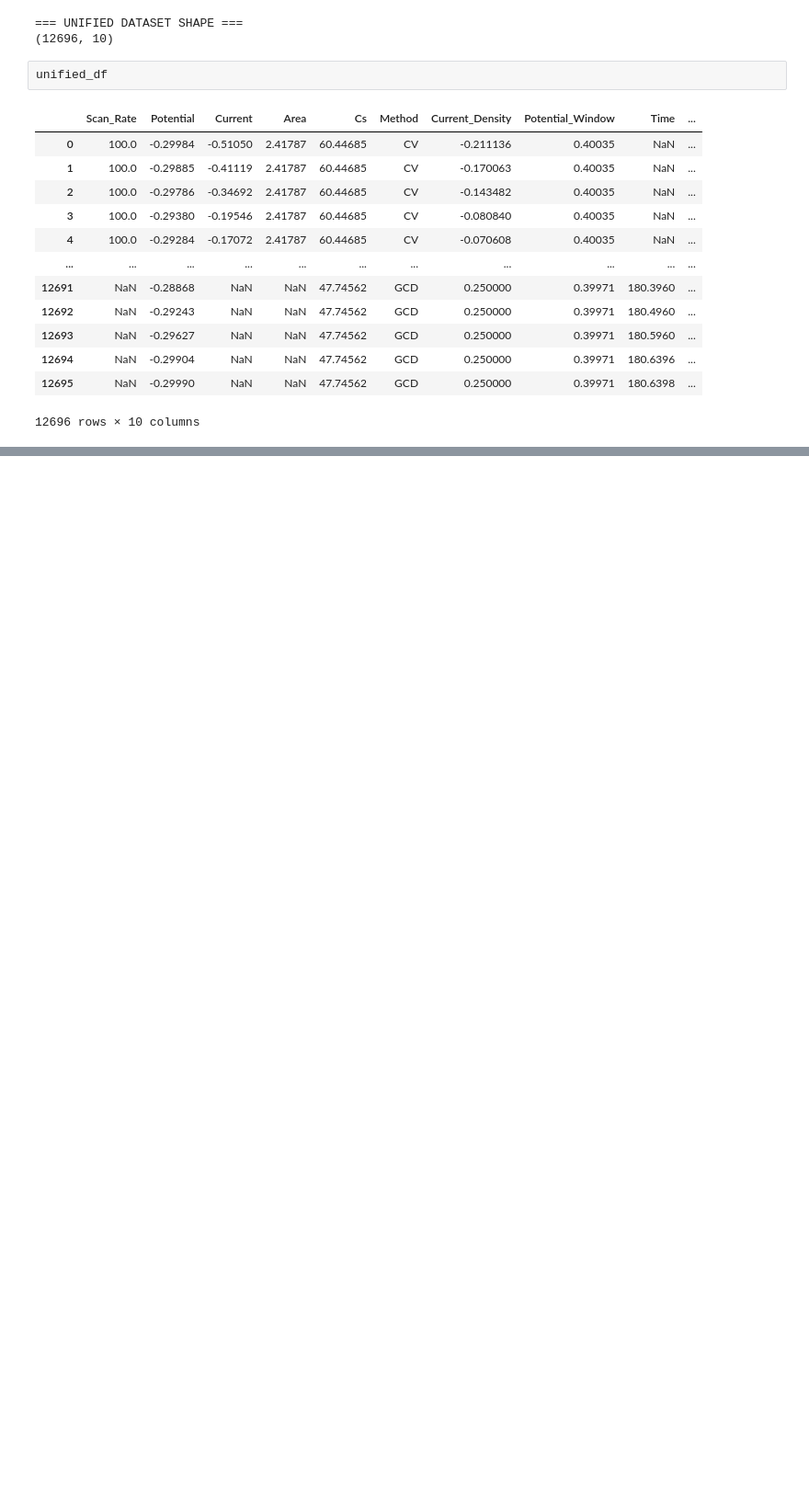
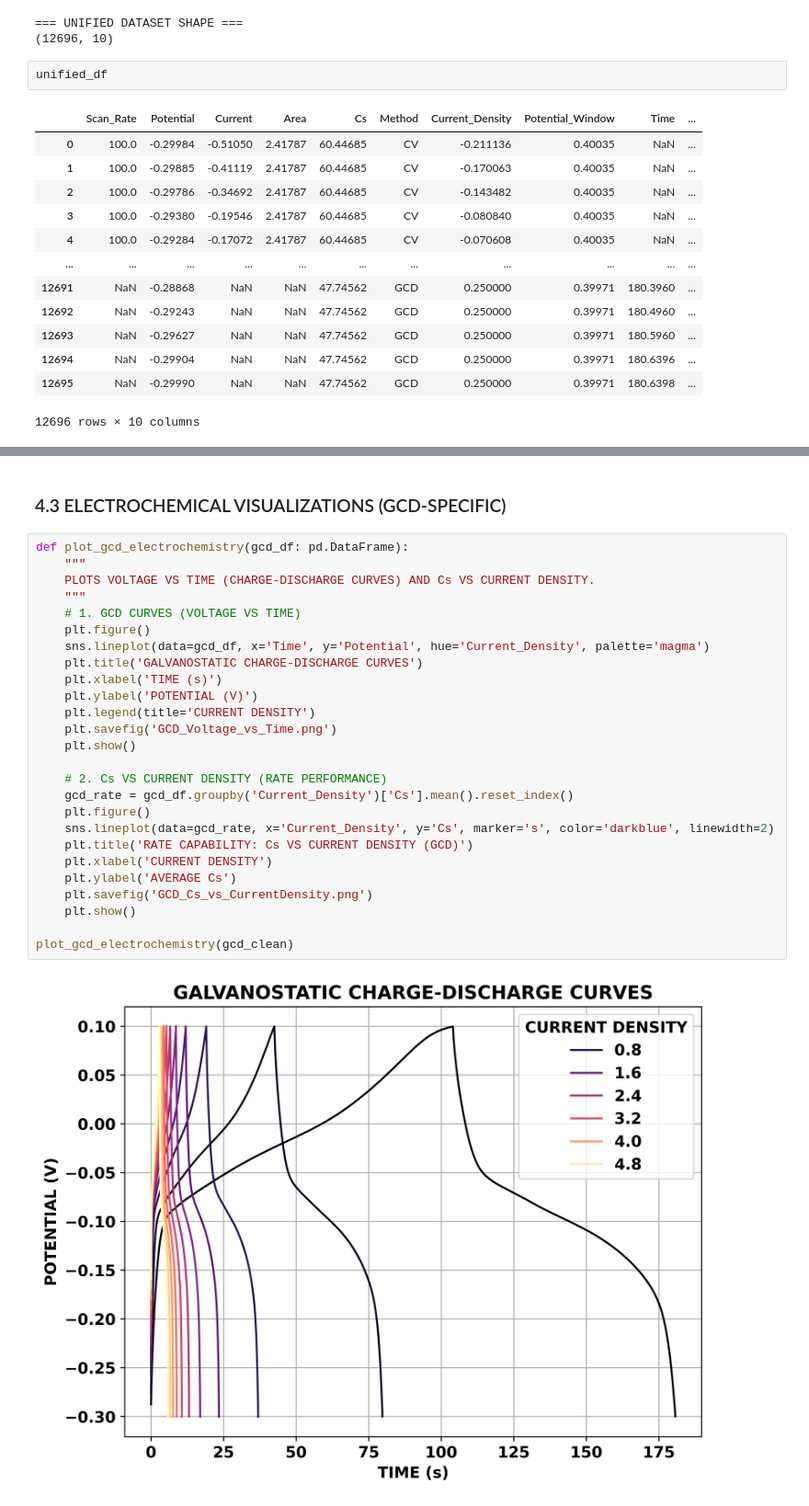
Before and after one commit to DaRkSouL36/CHARGESCOPE-AI, a Jupyter notebook: NOTEBOOKS/NOTEBOOK[1].ipynb, the cells around one changed output, grey strips where cells are left out. Shown at 92% size. Saved outputs shown, nothing was run; the diff lists cells and outputs as text; blank space fills up the shorter version.

```diff
--- a/NOTEBOOKS/NOTEBOOK[1].ipynb
+++ b/NOTEBOOKS/NOTEBOOK[1].ipynb
@@ -232,0 +306,30 @@ unified_df
+# %% [markdown]
+### 4.3 ELECTROCHEMICAL VISUALIZATIONS (GCD-SPECIFIC)
+# %%
+def plot_gcd_electrochemistry(gcd_df: pd.DataFrame):
+    """
+    PLOTS VOLTAGE VS TIME (CHARGE-DISCHARGE CURVES) AND Cs VS CURRENT DENSITY.
+    """
+    # 1. GCD CURVES (VOLTAGE VS TIME)
+    plt.figure()
+    sns.lineplot(data=gcd_df, x='Time', y='Potential', hue='Current_Density', palette='magma')
+    plt.title('GALVANOSTATIC CHARGE-DISCHARGE CURVES')
+    plt.xlabel('TIME (s)')
+    plt.ylabel('POTENTIAL (V)')
+    plt.legend(title='CURRENT DENSITY')
+    plt.savefig('GCD_Voltage_vs_Time.png')
+    plt.show()
+
+    # 2. Cs VS CURRENT DENSITY (RATE PERFORMANCE)
+    gcd_rate = gcd_df.groupby('Current_Density')['Cs'].mean().reset_index()
+    plt.figure()
+    sns.lineplot(data=gcd_rate, x='Current_Density', y='Cs', marker='s', color='darkblue', linewidth=2)
+    plt.title('RATE CAPABILITY: Cs VS CURRENT DENSITY (GCD)')
+    plt.xlabel('CURRENT DENSITY')
+    plt.ylabel('AVERAGE Cs')
+    plt.savefig('GCD_Cs_vs_CurrentDensity.png')
+    plt.show()
+
+plot_gcd_electrochemistry(gcd_clean)
+# %% [output]
+[figure, added]
```
Also changed, not shown: parts of 7 cells of this notebook.
